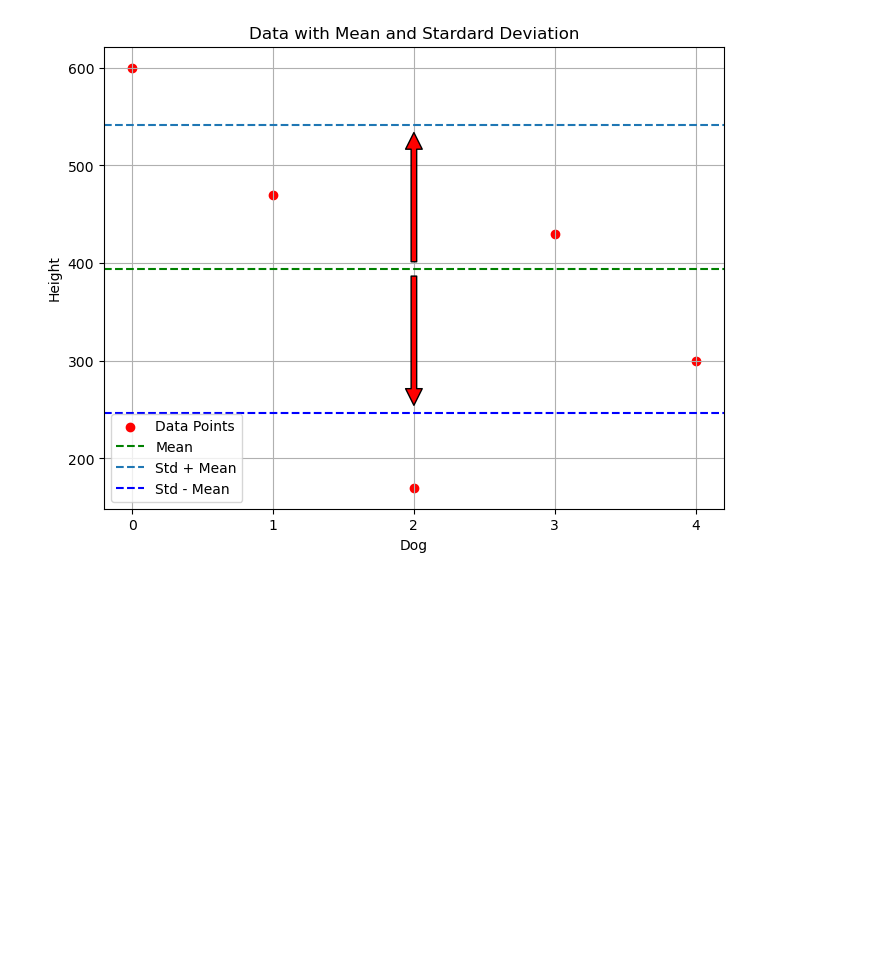
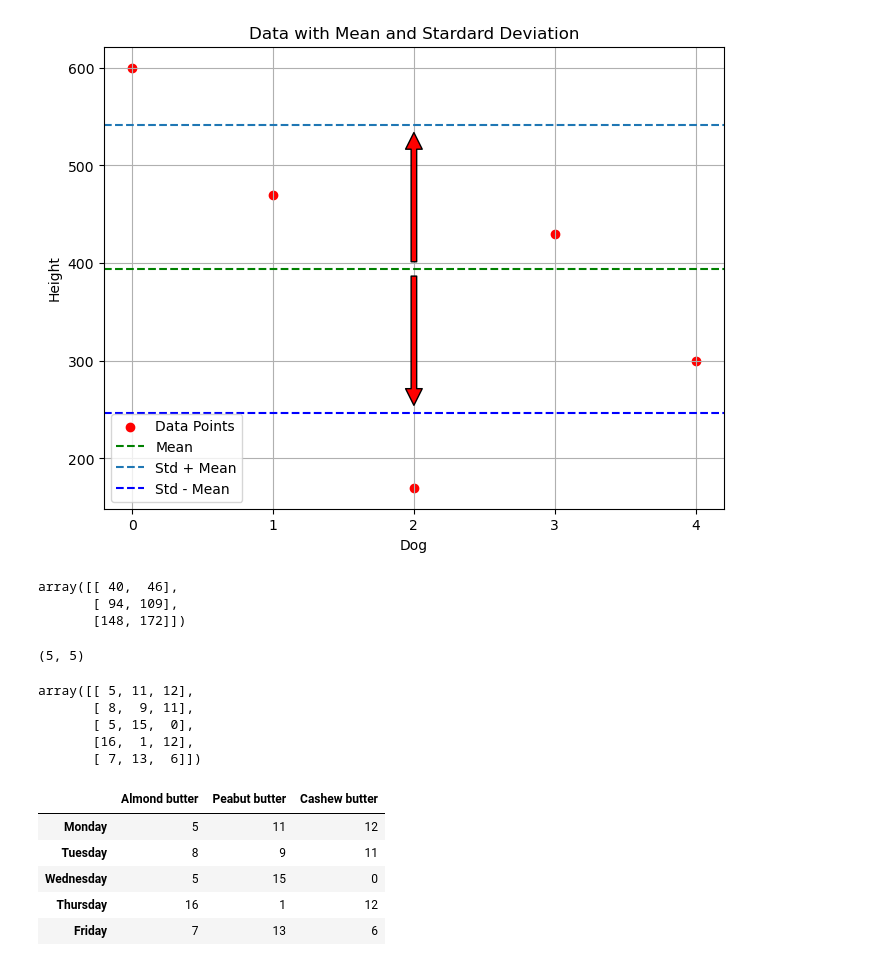
Before and after one commit to niboon39/Codewars, a Jupyter notebook: ML/BASIC/numpy.ipynb, the cells around one changed output. Drawn from its saved outputs; the diff is of its cells as text; code cells hidden in the pictures; blank space fills up the shorter version.

```diff
--- a/ML/BASIC/numpy.ipynb
+++ b/ML/BASIC/numpy.ipynb
@@ -272,3 +272,51 @@ Means :  [206.0, 76.0, -224.0, 36.0, -94.0]
 σ2 :  21704.0
 σ :  147.0
 [figure]
+# %%
+x1= np.array( [[1,2,3],
+               [4,5,6],
+               [7,8,9]] )
+x2 = np.array( [[4,5],
+                [6,7],
+                [8,9]] )
+np.dot(x1 , x2)
+# %% [output]
+array([[ 40,  46],
+       [ 94, 109],
+       [148, 172]])
+# %%
+x3 = np.random.random((5,3))
+x3.shape
+
+x4 = np.random.random((5,3))
+x4 = x4.T
+
+mat34 = np.dot(x3 , x4)
+mat34.shape
+# %% [output]
+(5, 5)
+# %%
+# Dot product example
+np.random.seed(1)
+# Number of jars sold
+sales_amounts = np.random.randint(20 , size=(5,3))
+sales_amounts
+# %% [output]
+array([[ 5, 11, 12],
+       [ 8,  9, 11],
+       [ 5, 15,  0],
+       [16,  1, 12],
+       [ 7, 13,  6]])
+# %%
+# Create weekly_sales DataFrame
+weekly_sales = pd.DataFrame(data=sales_amounts,
+                            index=["Monday","Tuesday","Wednesday","Thursday","Friday"],
+                            columns=["Almond butter","Peabut butter","Cashew butter"])
+weekly_sales
+# %% [output]
+|  | Almond butter | Peabut butter | Cashew butter |
+| Monday | 5 | 11 | 12 |
+| Tuesday | 8 | 9 | 11 |
+| Wednesday | 5 | 15 | 0 |
+| Thursday | 16 | 1 | 12 |
+| Friday | 7 | 13 | 6 |
```
Also changed, not shown: parts of 24 cells of this notebook, 3 other files.
